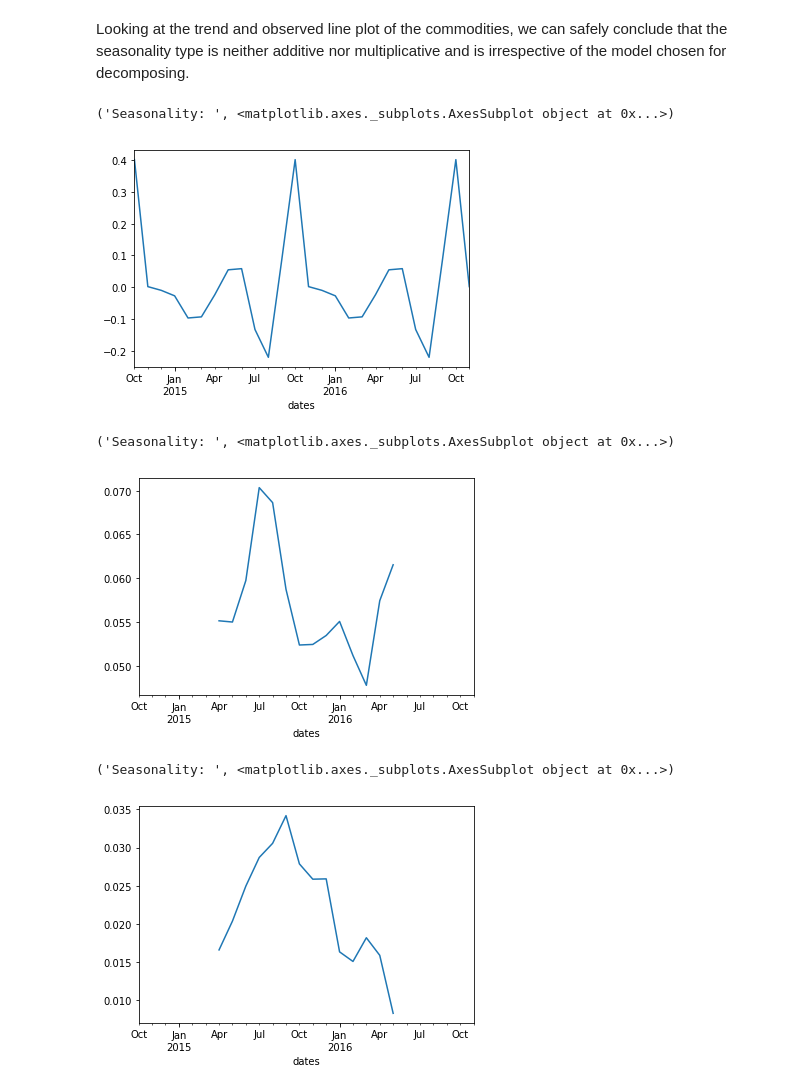
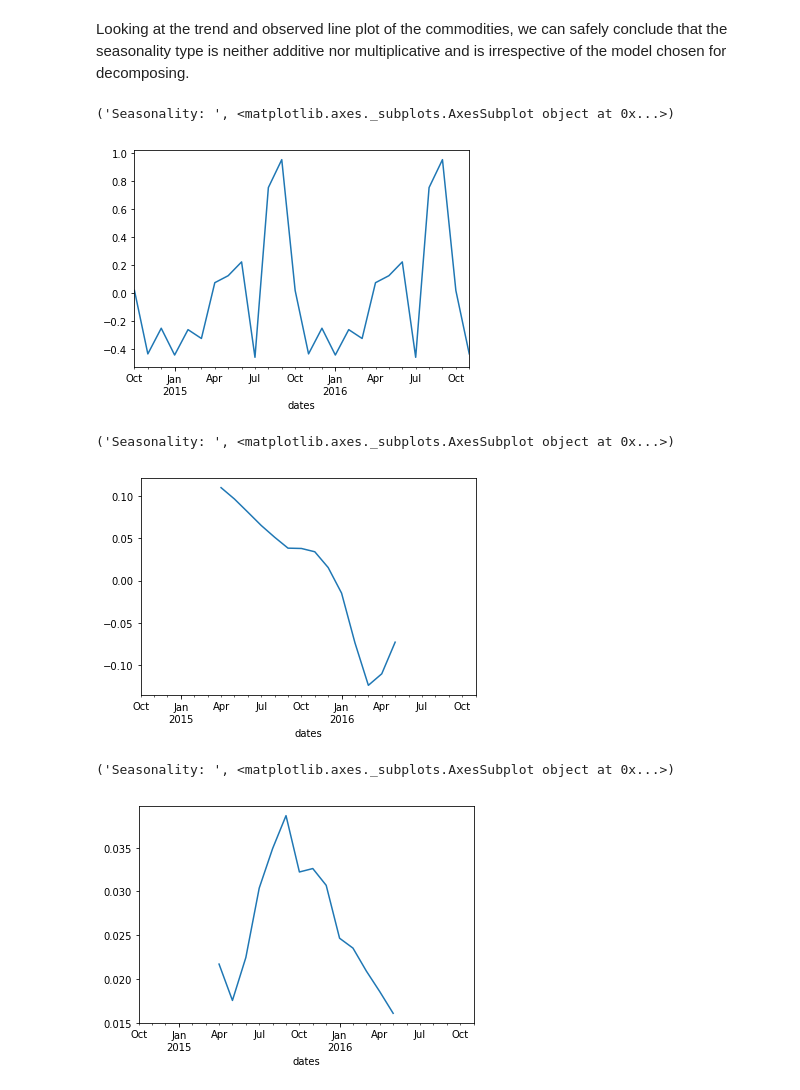
Before and after one commit to khwahish52/Social_Cops_Task_2019, a Jupyter notebook: Social_Cops_Intern_Task2.ipynb, the cells around one changed output. Drawn from its saved outputs; the diff is of its cells as text; code cells hidden in the pictures.

```diff
--- a/Social_Cops_Intern_Task2.ipynb
+++ b/Social_Cops_Intern_Task2.ipynb
@@ -288,23 +300,23 @@ print("Seasonality: ",result.observed.plot())
 # %% [markdown]
 Looking at the trend and observed line plot of the commodities, we can safely conclude that the seasonality type is neither additive nor multiplicative and is irrespective of the model chosen for decomposing.
 # %%
-deseasonsoy = cmo_data.query('Commodity == "soybean"').groupby("dates").sum().modal_price.pct_change()
+deseasonsoy = cmo_data.query('Commodity == "black gram"').groupby("dates").sum().modal_price.pct_change()
 result = seasonal_decompose(deseasonsoy.iloc[1:], model='additive', freq=12)
 print("Seasonality: ",result.seasonal.plot())
 # %% [output]
 ('Seasonality: ', <matplotlib.axes._subplots.AxesSubplot object at 0x...>)
-[figure, old version]
+[figure, new version]
 # %%
-deseasongram = cmo_data.query('Commodity == "gram"').groupby("dates").sum().modal_price.pct_change()
+deseasongram = cmo_data.query('Commodity == "onion"').groupby("dates").sum().modal_price.pct_change()
 result = seasonal_decompose(deseasongram.iloc[1:], model='additive', freq=12)
 print("Seasonality: ",result.trend.plot())
 # %% [output]
 ('Seasonality: ', <matplotlib.axes._subplots.AxesSubplot object at 0x...>)
-[figure, old version]
+[figure, new version]
 # %%
-deseasonwheat = cmo_data.query('Commodity == "wheat(husked)"').groupby("dates").sum().modal_price.pct_change()
+deseasonwheat = cmo_data.query('Commodity == "sorgum(jawar)"').groupby("dates").sum().modal_price.pct_change()
 result = seasonal_decompose(deseasonwheat.iloc[1:], model='additive', freq=12)
 print("Seasonality: ",result.trend.plot())
 # %% [output]
 ('Seasonality: ', <matplotlib.axes._subplots.AxesSubplot object at 0x...>)
-[figure, old version]
+[figure, new version]
```
Also changed, not shown: parts of 19 cells of this notebook, 1 other file.
